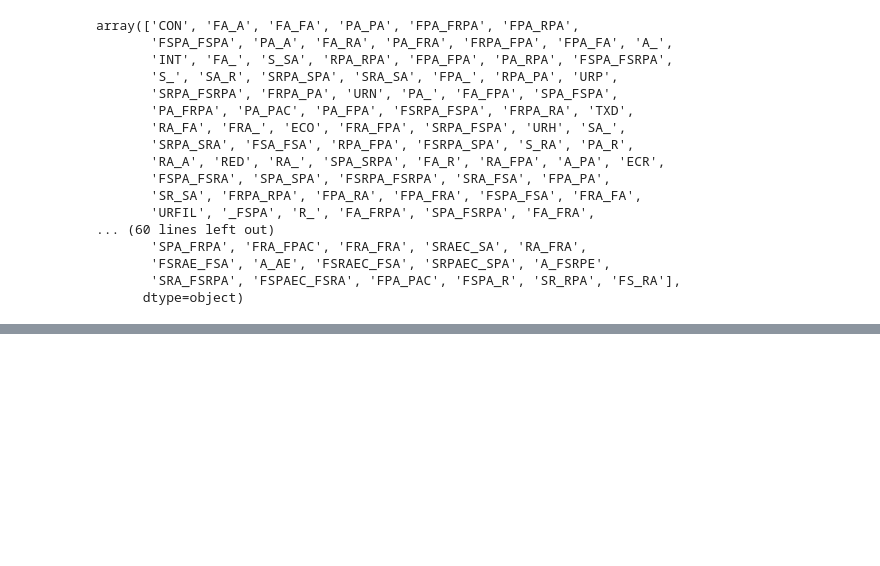
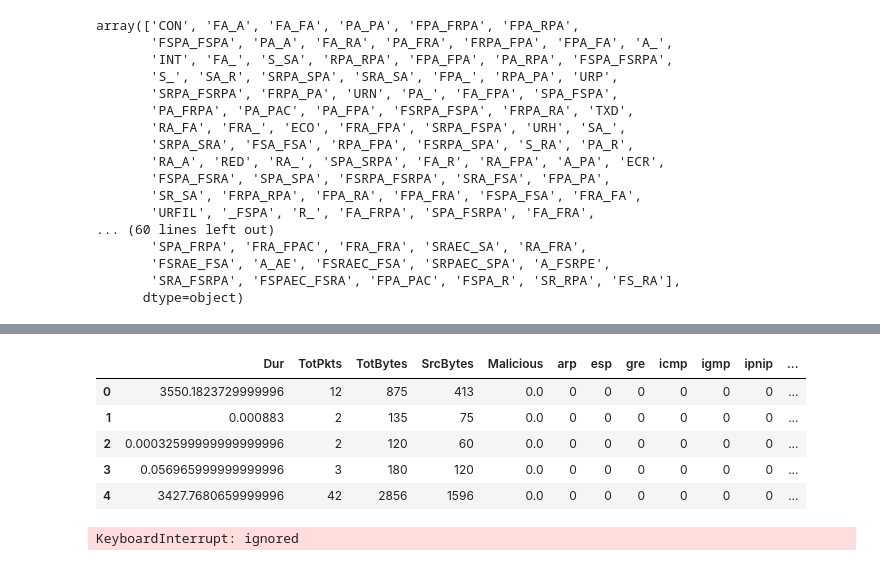
Before and after one commit to NeilCollinsMS/CTU-13-Classification, a Jupyter notebook: CTU_13_Classification_(Aggregate).ipynb, the cells around one changed output, grey strips where cells are left out. Cells and saved outputs as stored; diff of their text form; code cells hidden in the pictures; blank space fills up the shorter version.

```diff
--- a/CTU_13_Classification_(Aggregate).ipynb
+++ b/CTU_13_Classification_(Aggregate).ipynb
@@ -154,0 +183,12 @@ scenarios
+# %%
+# Yay, we can finally build models....hopefully
+scenarios_1h = pd.read_csv('scenarios_1h.csv', error_bad_lines=False, index_col=False, dtype='unicode')
+# %%
+scenarios_1h.head()
+# %% [output]
+|  | Dur | TotPkts | TotBytes | SrcBytes | Malicious | arp | esp | gre | icmp | igmp | ipnip | ... |
+| 0 | 3550.1823729999996 | 12 | 875 | 413 | 0.0 | 0 | 0 | 0 | 0 | 0 | 0 | ... |
+| 1 | 0.000883 | 2 | 135 | 75 | 0.0 | 0 | 0 | 0 | 0 | 0 | 0 | ... |
+| 2 | 0.00032599999999999996 | 2 | 120 | 60 | 0.0 | 0 | 0 | 0 | 0 | 0 | 0 | ... |
+| 3 | 0.056965999999999996 | 3 | 180 | 120 | 0.0 | 0 | 0 | 0 | 0 | 0 | 0 | ... |
+| 4 | 3427.7680659999996 | 42 | 2856 | 1596 | 0.0 | 0 | 0 | 0 | 0 | 0 | 0 | ... |
@@ -154,0 +201,6 @@ scenarios
+# %%
+classifier_1 = RandomForestClassifier(max_leaf_nodes=100, random_state = 1)
+
+classifier_1.fit(X_train, y_train)
+# %% [output]
+KeyboardInterrupt: ignored
```
Also changed, not shown: parts of 10 cells of this notebook.
